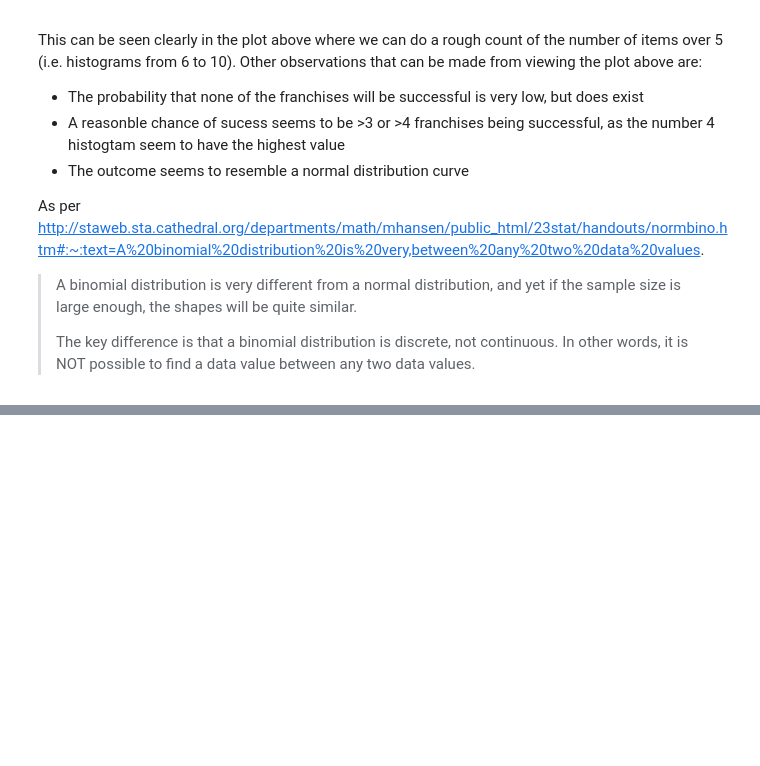
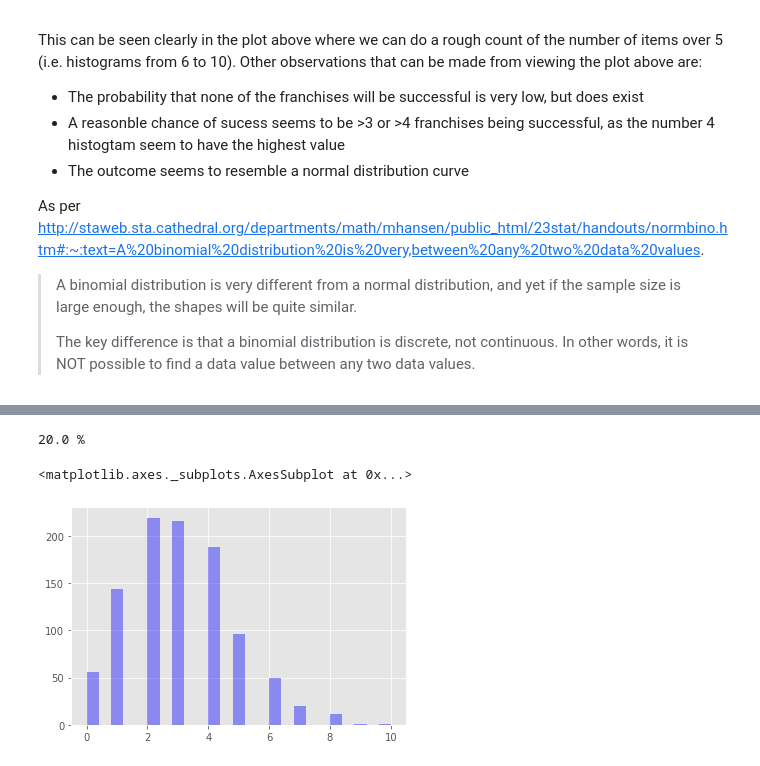
Before and after one commit to dssheldon/ProgDA-Assignment-SDS, a Jupyter notebook: ProgDA_Assignment.ipynb, the cells around one changed output, grey strips where cells are left out. Drawn from its saved outputs; the diff is of its cells as text; code cells hidden in the pictures; blank space fills up the shorter version.

Commit message:
Added documentation for the poisson distribution

```diff
--- a/ProgDA_Assignment.ipynb
+++ b/ProgDA_Assignment.ipynb
@@ -694,0 +717,14 @@ As per http://staweb.sta.cathedral.org/departments/math/mhansen/public_html/23st
+# %%
+import numpy as np
+import matplotlib.pyplot as plt
+import seaborn as sns
+
+x = np.random.default_rng().poisson(lam = 3, size=1000) # Orders a takeout 3 times in a week. 1,000 scenarios run
+y = (sum((x<2))/1000) # proportion of outcomes in which the number of takeouts ordered is less than 2
+print(round(y*100,2), "%") #percentage of outcome
+plt.style.use('ggplot')
+sns.distplot(x, color='b', hist=True, kde=False) #plotting the outcomes
+# %% [output]
+20.0 %
+<matplotlib.axes._subplots.AxesSubplot at 0x...>
+[figure, added]
```
Also changed, not shown: parts of 5 cells of this notebook.
